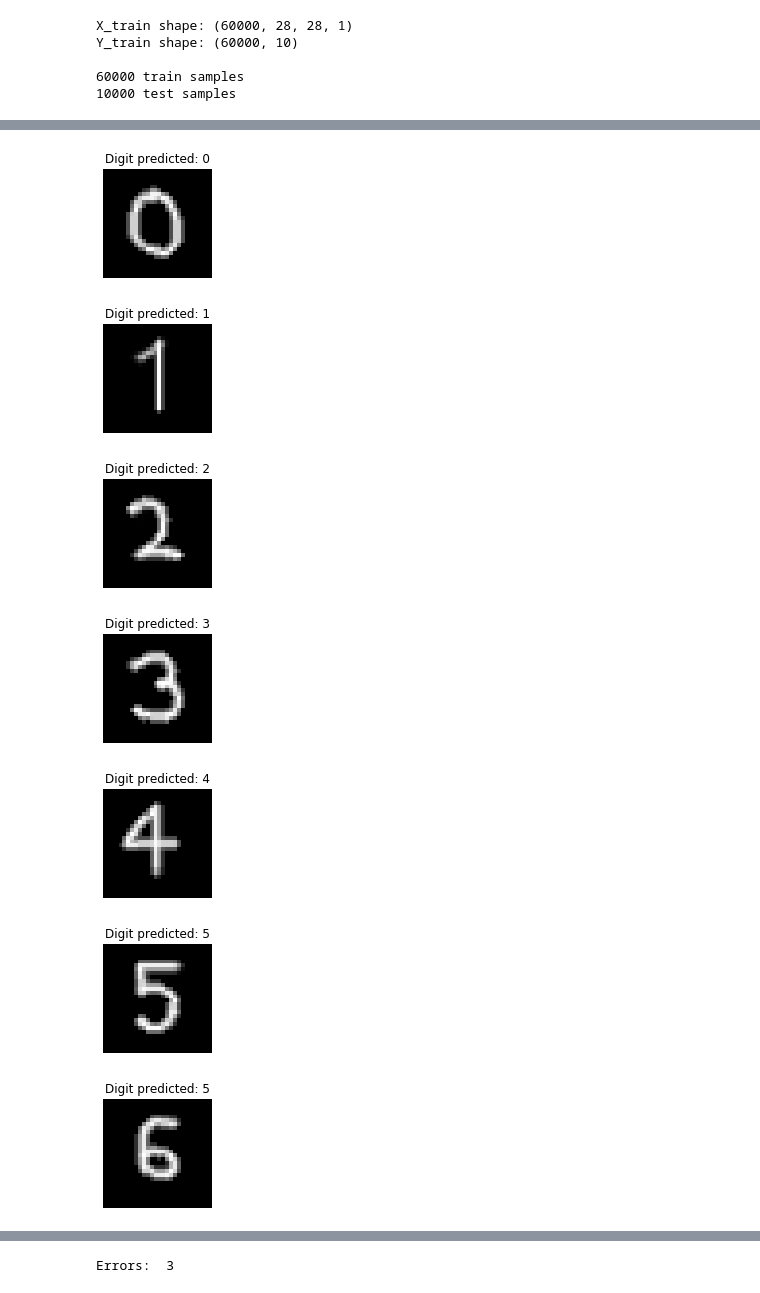
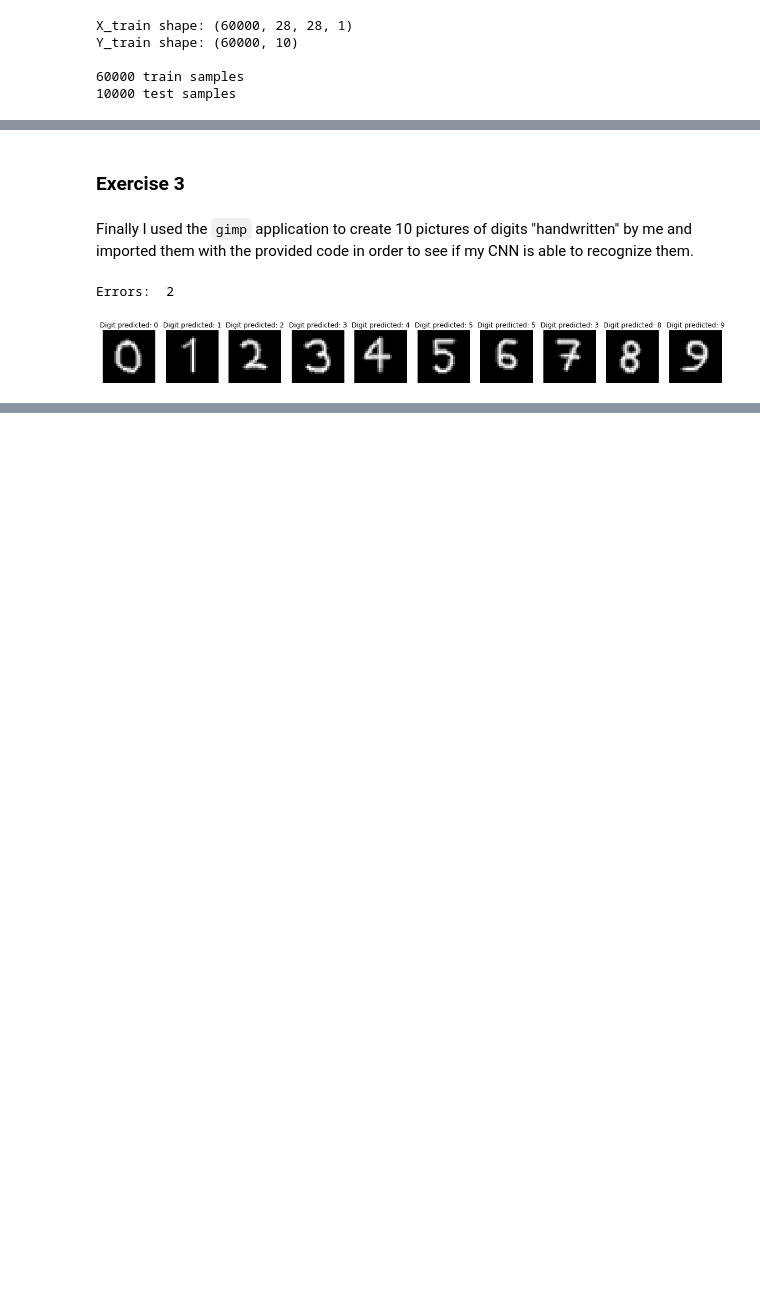
Before and after one commit to azzauzuaz/Numerical-Simulation-Laboratory, a Jupyter notebook: Lesson_12/Lesson_12.ipynb, the cells around one changed output, grey strips where cells are left out. Saved outputs shown, nothing was run; the diff lists cells and outputs as text; code cells hidden in the pictures; blank space fills up the shorter version.

```diff
--- a/Lesson_12/Lesson_12.ipynb
+++ b/Lesson_12/Lesson_12.ipynb
@@ -345,24 +300,0 @@ Display your filters:
-# %%
-# layer_index should be the index of a convolutional layer
-layer_index=0
-# retrieve weights from the convolutional hidden layer
-filters, biases = model_CNN.layers[layer_index].get_weights()
-# normalize filter values to 0-1 so we can visualize them
-f_min, f_max = filters.min(), filters.max()
-filters = (filters - f_min) / (f_max - f_min)
-print(filters.shape)
-
-# plot filters
-n_filters, ix = filters.shape[3], 1
-for i in range(n_filters):
-    # get the filter
-    f = filters[:, :, :, i]
-    # specify subplot and turn of axis
-    ax = plt.subplot(1,n_filters, ix)
-    ax.set_xticks([])
-    ax.set_yticks([])
-    # plot filter channel in grayscale
-    plt.imshow(f[:, :, 0], cmap='gray')
-    ix += 1
-# show the figure
-plt.show()
@@ -403,8 +301,14 @@ For example, you can use the following code to import a picture of an handwritte
+# %% [markdown]
+### Exercise 3
+# %% [markdown]
+Finally I used the `gimp` application to create 10 pictures of digits "handwritten" by me and imported them with the provided code in order to see if my CNN is able to recognize them.
 # %%
 from PIL import Image
 import os
 
 err=0
+
+plt.figure(figsize=(10*2,2))
 
 for digit in range(10):
     digit_filename = "./digits/"+str(digit)+".png"
@@ -413,39 +317,34 @@ for digit in range(10):
     ydim, xdim = digit_in.size
     pix=digit_in.load();
     data = np.zeros((xdim, ydim))
     for j in range(ydim):
         for i in range(xdim):
             data[i,j]=pix[j,i]
 
     data /= 255
 
-    plt.figure(figsize=(2,2))
+    plt.subplot(1, 10, digit+1)
+
     plt.imshow(data, cmap='gray')
 
     data = data.reshape(1,xdim*ydim)
 
     if keras.backend.image_data_format() == 'channels_first':
         data = data.reshape(data.shape[0], 1, img_rows, img_cols)
         input_shape = (1, img_rows, img_cols)
     else:
         data = data.reshape(data.shape[0], img_rows, img_cols, 1)
         input_shape = (img_rows, img_cols, 1)
 
     pred_0 = model_CNN.predict(data)
 
     if np.argmax(pred_0) != digit:
         err=err+1
 
     plt.title("Digit predicted: {}".format(np.argmax(pred_0)))
     plt.axis('off')
-    plt.show()
 
 print("Errors: ", err)
 # %% [output]
+Errors:  2
-[figure, old version]
+[figure, new version]
-[figure, removed]
-[figure, removed]
-[figure, removed]
-[figure, removed]
-[figure, removed]
-[figure, removed]
@@ -455 +350,0 @@ print("Errors: ", err)
-Errors:  3
```
Also changed, not shown: parts of 24 cells of this notebook.
